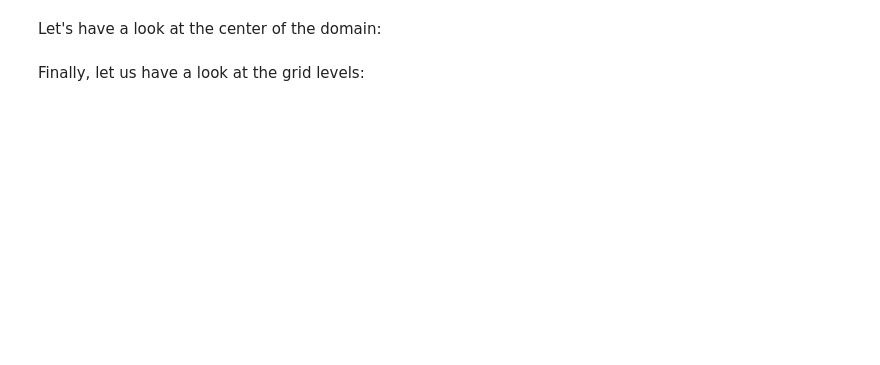
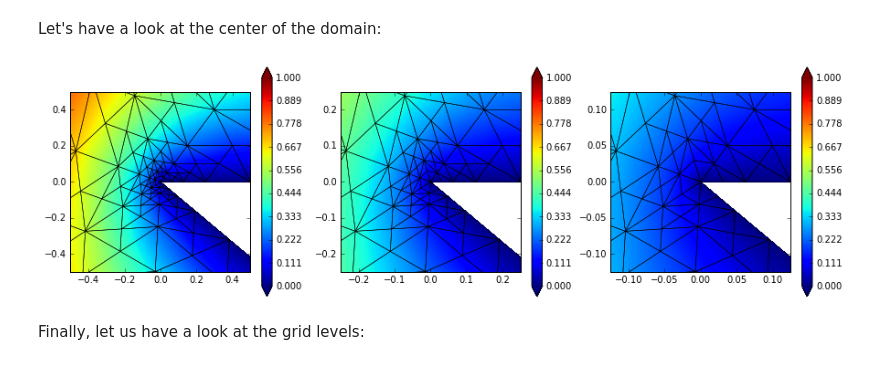
Before and after one commit to adedner/dune-fempy, a Jupyter notebook: notebooks/laplace-adaptive.ipynb, the cells around one changed output. Saved outputs shown, nothing was run; the diff lists cells and outputs as text; code cells hidden in the pictures; blank space fills up the shorter version.

```diff
--- a/notebooks/laplace-adaptive.ipynb
+++ b/notebooks/laplace-adaptive.ipynb
@@ -169,10 +181,14 @@ while count < 20:
 # %% [markdown]
 Let's have a look at the center of the domain:
 # %%
-fig = pyplot.figure()
-matplot(view, uh, 0, xlim=(-0.5,0.5), ylim=(-0.5,0.5))
-matplot(view, uh, 1, xlim=(-0.25,0.25), ylim=(-0.25,0.25))
-matplot(view, uh, 2, xlim=(-0.125,0.125), ylim=(-0.125,0.125))
+fig = pyplot.figure(figsize=(15,15))
+plot(uh, figure=(fig,131+0), xlim=(-0.5,0.5), ylim=(-0.5,0.5),colorbar={"shrink":0.3})
+plot(uh, figure=(fig,131+1), xlim=(-0.25,0.25), ylim=(-0.25,0.25),colorbar={"shrink":0.3})
+plot(uh, figure=(fig,131+2), xlim=(-0.125,0.125), ylim=(-0.125,0.125),colorbar={"shrink":0.3})
+pyplot.show()
+pyplot.close('all')
+# %% [output]
+[figure, added]
 # %% [markdown]
 Finally, let us have a look at the grid levels:
 # %%
```
Also changed, not shown: parts of 5 cells of this notebook, 2 other files.
